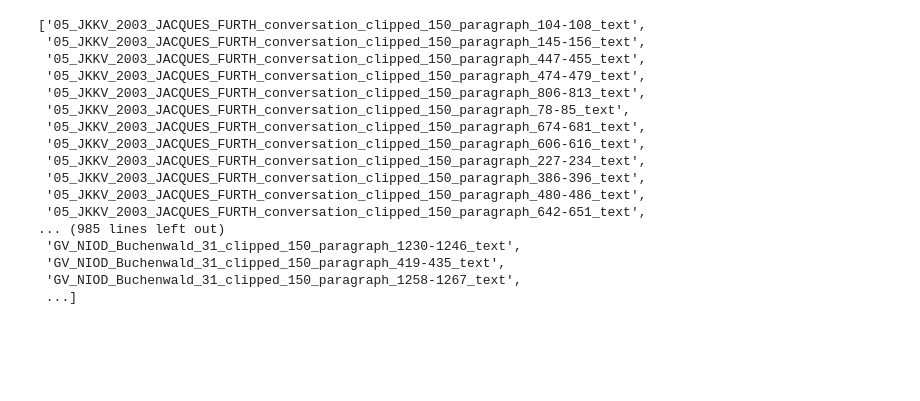
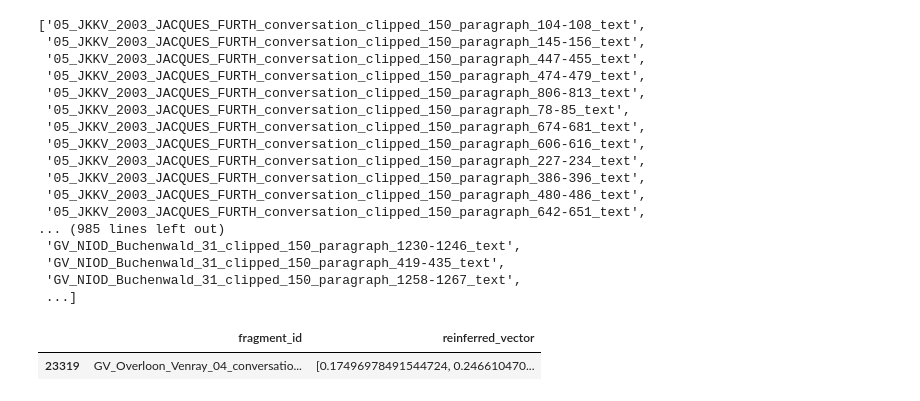
Before and after one commit to ADAH-EviDENce/doc2vec, a Jupyter notebook: d2v_evaluation/createCorpReinfVectorList.ipynb, the cells around one changed output. Cells and saved outputs as stored; diff of their text form; code cells hidden in the pictures; blank space fills up the shorter version.

```diff
--- a/d2v_evaluation/createCorpReinfVectorList.ipynb
+++ b/d2v_evaluation/createCorpReinfVectorList.ipynb
@@ -109,3 +109,10 @@ corpVectorList = pd.DataFrame(vectors,columns=['fragment_id','reinferred_vector'
 corpVectorList.to_pickle("corpReinfVectorList.pkl")
 # %%
 corpVectorList.to_csv("corpReinfVectorList.csv",index=False)
+# %%
+corpVectorList = pd.read_pickle("corpReinfVectorList.pkl")
+# %%
+corpVectorList[corpVectorList.fragment_id == 'GV_Overloon_Venray_04_conversation_clipped_150_paragraph_73-82_text']
+# %% [output]
+|  | fragment_id | reinferred_vector |
+| 23319 | GV_Overloon_Venray_04_conversatio... | [0.17496978491544724, 0.246610470... |
```
Also changed, not shown: parts of 20 cells of this notebook, 5 other files.
